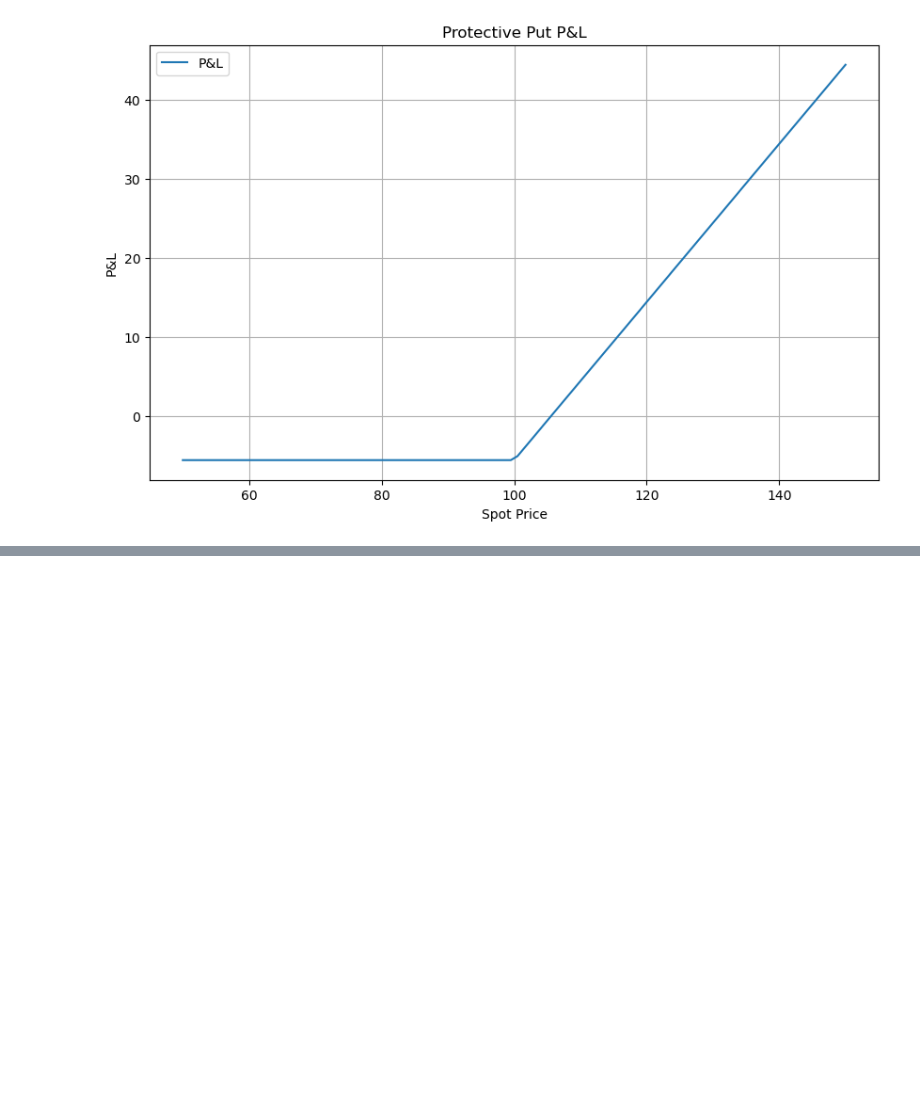
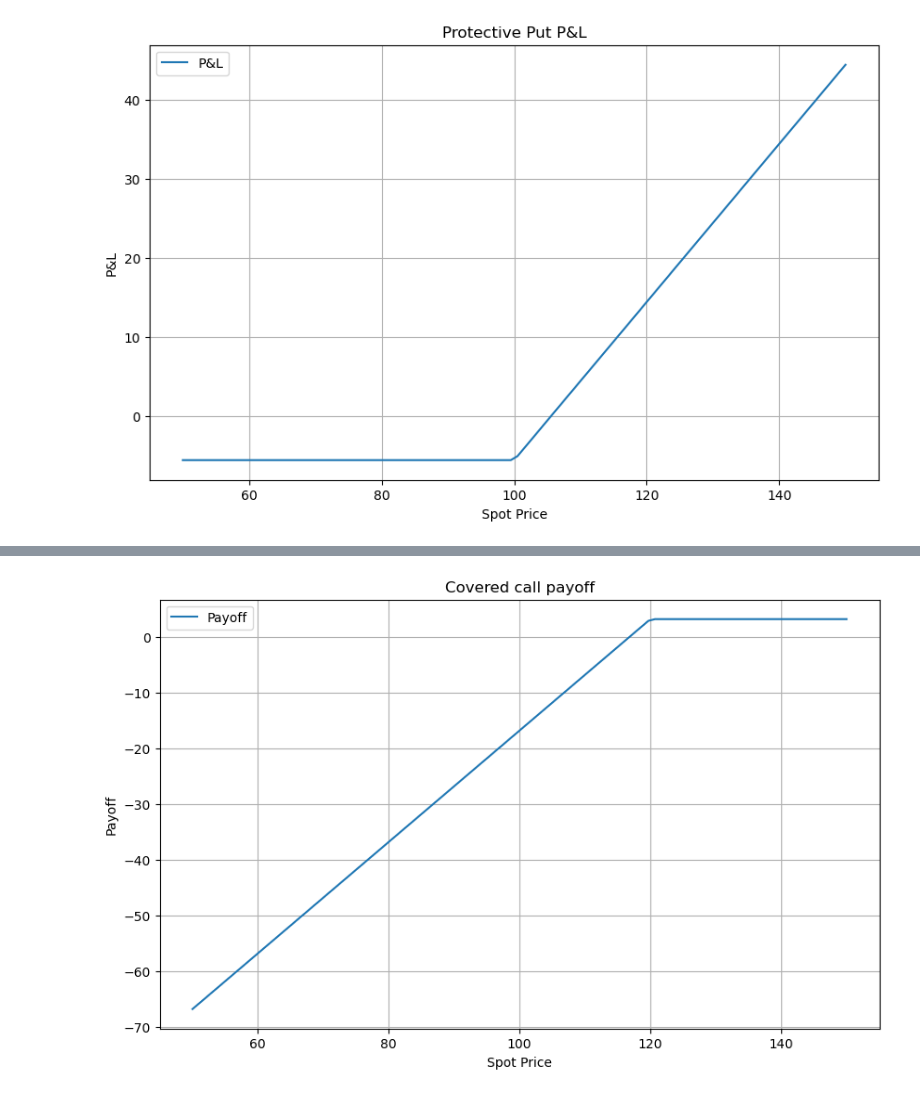
Before and after one commit to Paul-centrale/Financial-tool, a Jupyter notebook: Jupyter notebook/Moving variables for BS and greeks.ipynb, the cells around one changed output, grey strips where cells are left out. Drawn from its saved outputs; the diff is of its cells as text; code cells hidden in the pictures; blank space fills up the shorter version.

```diff
--- a/Jupyter notebook/Moving variables for BS and greeks.ipynb
+++ b/Jupyter notebook/Moving variables for BS and greeks.ipynb
@@ -298,0 +324,16 @@ plt.show()
+# %%
+# P&L
+
+P_L = C + short_call + S - K
+
+# Plotting
+plt.figure(figsize=(10, 6))
+plt.plot(S, P_L, label='Payoff')
+plt.xlabel('Spot Price')
+plt.ylabel('Payoff')
+plt.title('Covered call payoff')
+plt.legend()
+plt.grid(True)
+plt.show()
+# %% [output]
+[figure, added]
```
Also changed, not shown: parts of 5 cells of this notebook.
